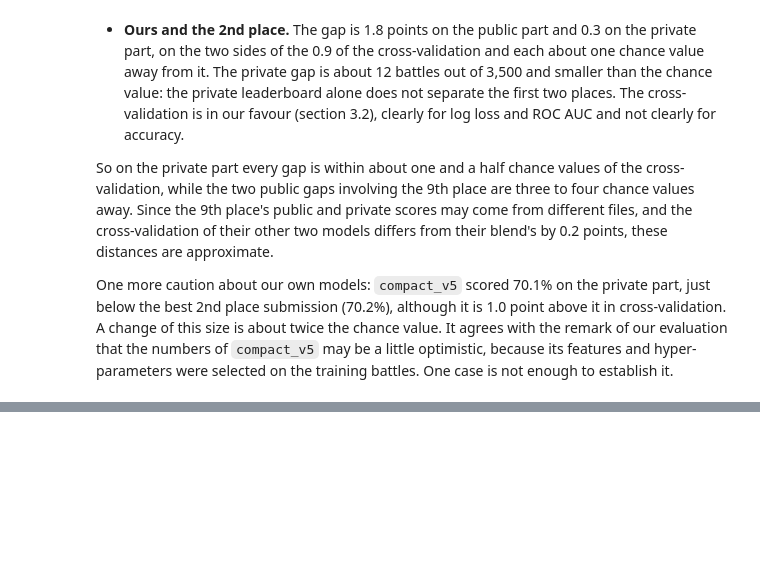
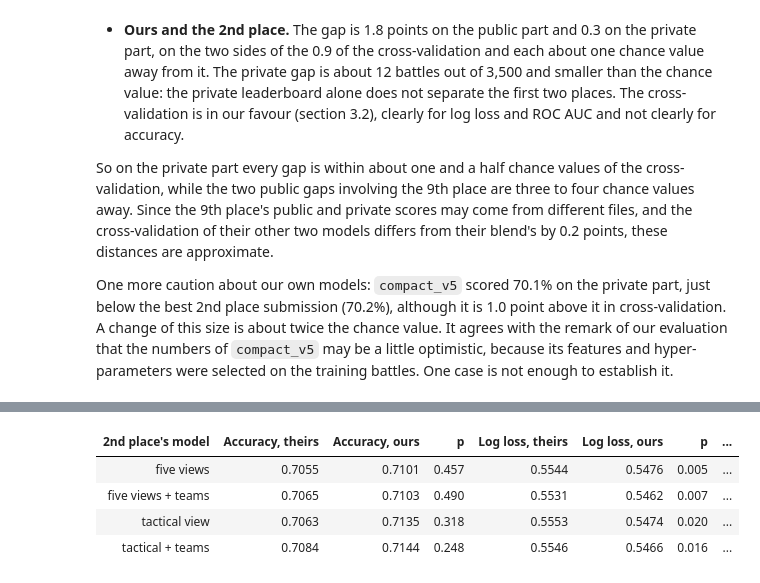
Before and after one commit to CiottoloMaggico/pokechallenge-fall-2026, a Jupyter notebook: docs/evaluation/comparison/comparison.ipynb, the cells around one changed output, grey strips where cells are left out. Cells and saved outputs as stored; diff of their text form; code cells hidden in the pictures; blank space fills up the shorter version.

```diff
--- a/docs/evaluation/comparison/comparison.ipynb
+++ b/docs/evaluation/comparison/comparison.ipynb
@@ -349,0 +449,8 @@ Limits: one fold assignment with five folds; cross-validation numbers that may b
+# %%
+dk.reverse_table(table("knockout_reverse"))
+# %% [output]
+| 2nd place's model | Accuracy, theirs | Accuracy, ours | p | Log loss, theirs | Log loss, ours | p | ... |
+| five views | 0.7055 | 0.7101 | 0.457 | 0.5544 | 0.5476 | 0.005 | ... |
+| five views + teams | 0.7065 | 0.7103 | 0.490 | 0.5531 | 0.5462 | 0.007 | ... |
+| tactical view | 0.7063 | 0.7135 | 0.318 | 0.5553 | 0.5474 | 0.020 | ... |
+| tactical + teams | 0.7084 | 0.7144 | 0.248 | 0.5546 | 0.5466 | 0.016 | ... |
```
Also changed, not shown: parts of 13 cells of this notebook, 15 other files.
